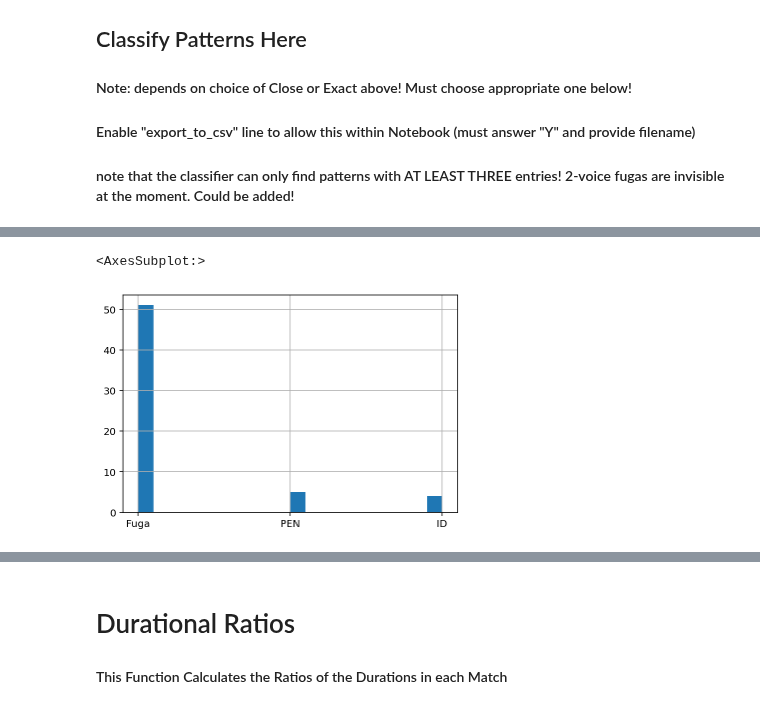
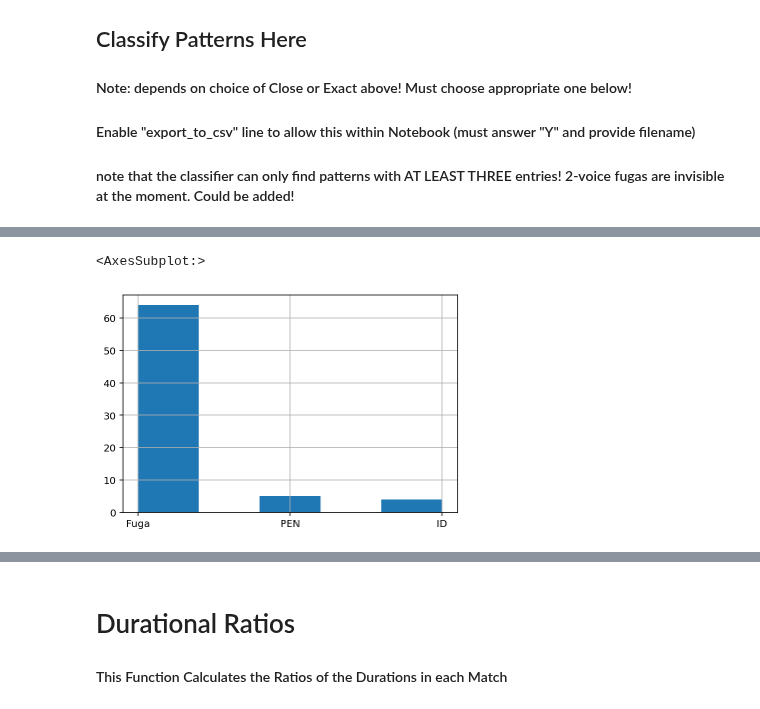
Before and after one commit to RichardFreedman/CRIM-notebooks, a Jupyter notebook: CRIM/CRIM_intervals_nb_3_2021.ipynb, the cells around one changed output, grey strips where cells are left out. Cells and saved outputs as stored; diff of their text form; code cells hidden in the pictures.

```diff
--- a/CRIM/CRIM_intervals_nb_3_2021.ipynb
+++ b/CRIM/CRIM_intervals_nb_3_2021.ipynb
@@ -162,0 +172,12 @@ Finding close matches...
+# %%
+df = output_close
+pd.set_option("display.max_rows", None, "display.max_columns", None)
+df["note_durations"] = df["note_durations"].map(lambda x: pd.eval(x))
+df["start_offset"] = df["start_offset"].map(lambda x: pd.eval(x))
+df["end_offset"] = df["end_offset"].map(lambda x: pd.eval(x))
+df["pattern_generating_match"] = df["pattern_generating_match"].apply(tuple)
+df["pattern_matched"] = df["pattern_matched"].apply(tuple)
+df["sum_durs"] = df.note_durations.apply(sum)
+df = df.round(2)
+len(df)
+# df.to_csv("Gombert.csv")
@@ -300,8 +323,8 @@ df2.sum_durs.hist(bins = 20)
 # %%
 # mask out short or long soggetti depending on information above
 
-df2 = df2[df2["sum_durs"] >= 5]
-# df2 = df2[df2["sum_durs"] <= 20]
+df2 = df2[df2["sum_durs"] >= 10]
+df2 = df2[df2["sum_durs"] <= 30]
 # %%
 # run the classifier on the newly curated list of groups
 
@@ -313,7 +336,7 @@ classified2.drop(classified2[classified2['predicted_type'] == "Singleton"].index
 
 # OPTIONAL:  select only certain presentation types
 
-classified2 = classified2[classified2["predicted_type"] == "PEN"]
+# classified2 = classified2[classified2["predicted_type"] == "PEN"]
 
 classified2["start"] = classified2["start_measure"].astype(str) +"/"+ classified2["start_beat"].astype(str)
 classified2.drop(columns=['start_measure', 'start_beat','offset_diffs'], inplace=True)
@@ -344,13 +378,13 @@ pivot_c3_sort.head(50)
 # %%
 pivot_c3_sort.reset_index(inplace=True)
 pivot_c3_sort = pivot_c3_sort.drop(columns=['start_offset'])
 # pivot_c3_sort.head(50)
 
-pivot_c3_sort.predicted_type.hist(bins = 20)
+pivot_c3_sort.predicted_type.hist(bins = 5)
 # pivot_c3.shape
 # %% [output]
 <AxesSubplot:>
-[figure, old version]
+[figure, new version]
 # %%
 # Final output as CSV
 pivot_c3_sort
```
Also changed, not shown: parts of 7 cells of this notebook, 1 other file.
